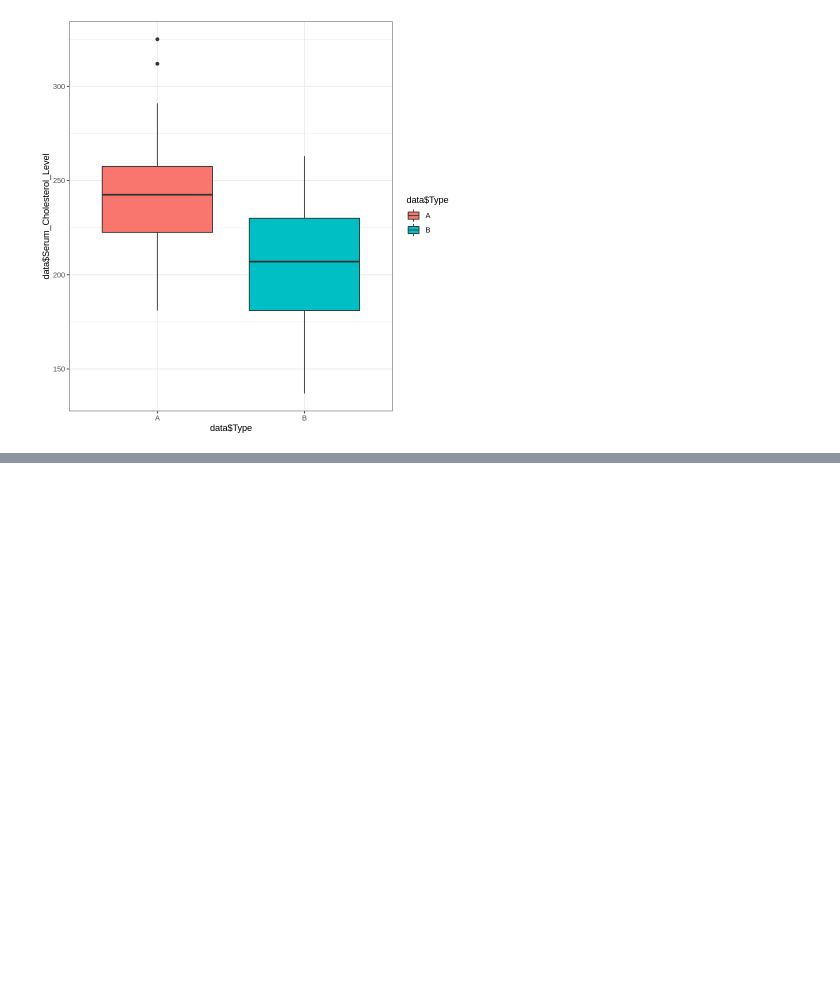
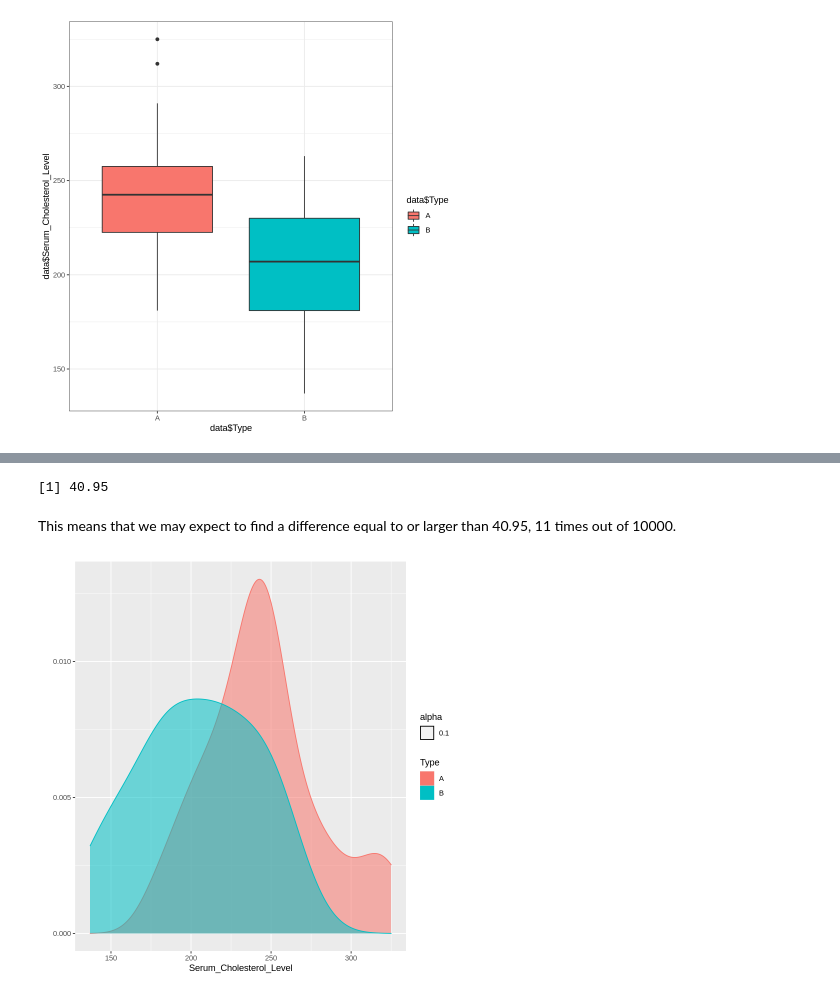
Before and after one commit to WriterTyper/hypotheses-steps, a Jupyter notebook: Hypotheses.ipynb, the cells around one changed output, grey strips where cells are left out. Drawn from its saved outputs; the diff is of its cells as text; code cells hidden in the pictures; blank space fills up the shorter version.

```diff
--- a/Hypotheses.ipynb
+++ b/Hypotheses.ipynb
@@ -39,0 +77,10 @@ qplot(data$Type, data$Serum_Cholesterol_Level, fill = data$Type, geom = "boxplot
+# %%
+245.05 - 204.10
+# %% [output]
+[1] 40.95
+# %% [markdown]
+This means that we may expect to find a difference equal to or larger than 40.95, 11 times out of 10000.
+# %%
+qplot(Serum_Cholesterol_Level, fill = Type, color = Type, data = data, alpha = 0.1, geom = "density")
+# %% [output]
+[figure, added]
```
Also changed, not shown: parts of 4 cells of this notebook.
